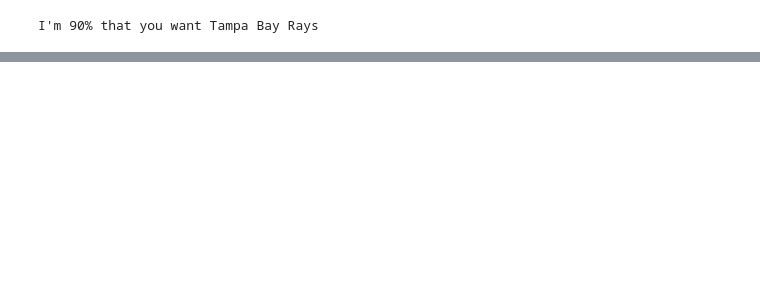
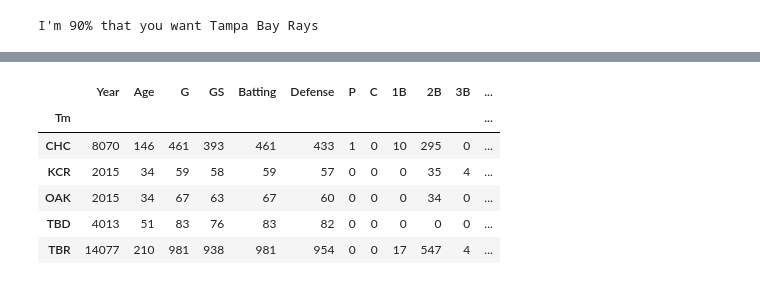
Before and after one commit to double-dose-larry/sportsref, a Jupyter notebook: test_teamseason.ipynb, the cells around one changed output, grey strips where cells are left out. Cells and saved outputs as stored; diff of their text form; code cells hidden in the pictures; blank space fills up the shorter version.

```diff
--- a/test_teamseason.ipynb
+++ b/test_teamseason.ipynb
@@ -42,0 +195,10 @@ Index(['Gm#', 'Date', 'Tm', 'H/A', 'Opp', 'W/L', 'R', 'RA', 'Inn', 'W-L',
+# %%
+z.overview().groupby("Tm").sum()
+# %% [output]
+|  | Year | Age | G | GS | Batting | Defense | P | C | 1B | 2B | 3B | ... |
+| Tm |  |  |  |  |  |  |  |  |  |  |  | ... |
+| CHC | 8070 | 146 | 461 | 393 | 461 | 433 | 1 | 0 | 10 | 295 | 0 | ... |
+| KCR | 2015 | 34 | 59 | 58 | 59 | 57 | 0 | 0 | 0 | 35 | 4 | ... |
+| OAK | 2015 | 34 | 67 | 63 | 67 | 60 | 0 | 0 | 0 | 34 | 0 | ... |
+| TBD | 4013 | 51 | 83 | 76 | 83 | 82 | 0 | 0 | 0 | 0 | 0 | ... |
+| TBR | 14077 | 210 | 981 | 938 | 981 | 954 | 0 | 0 | 17 | 547 | 4 | ... |
```
Also changed, not shown: parts of 12 cells of this notebook, 3 other files.
